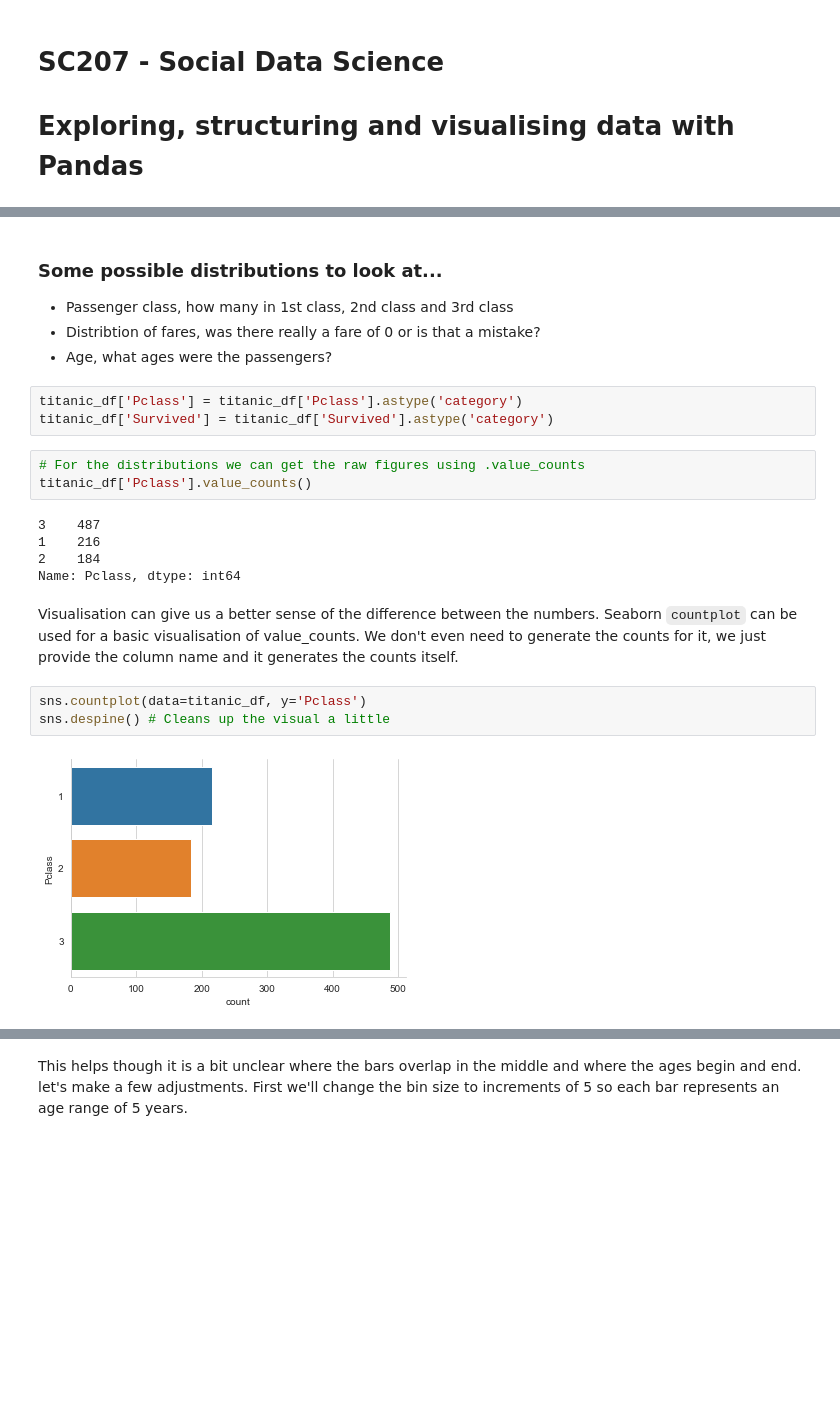
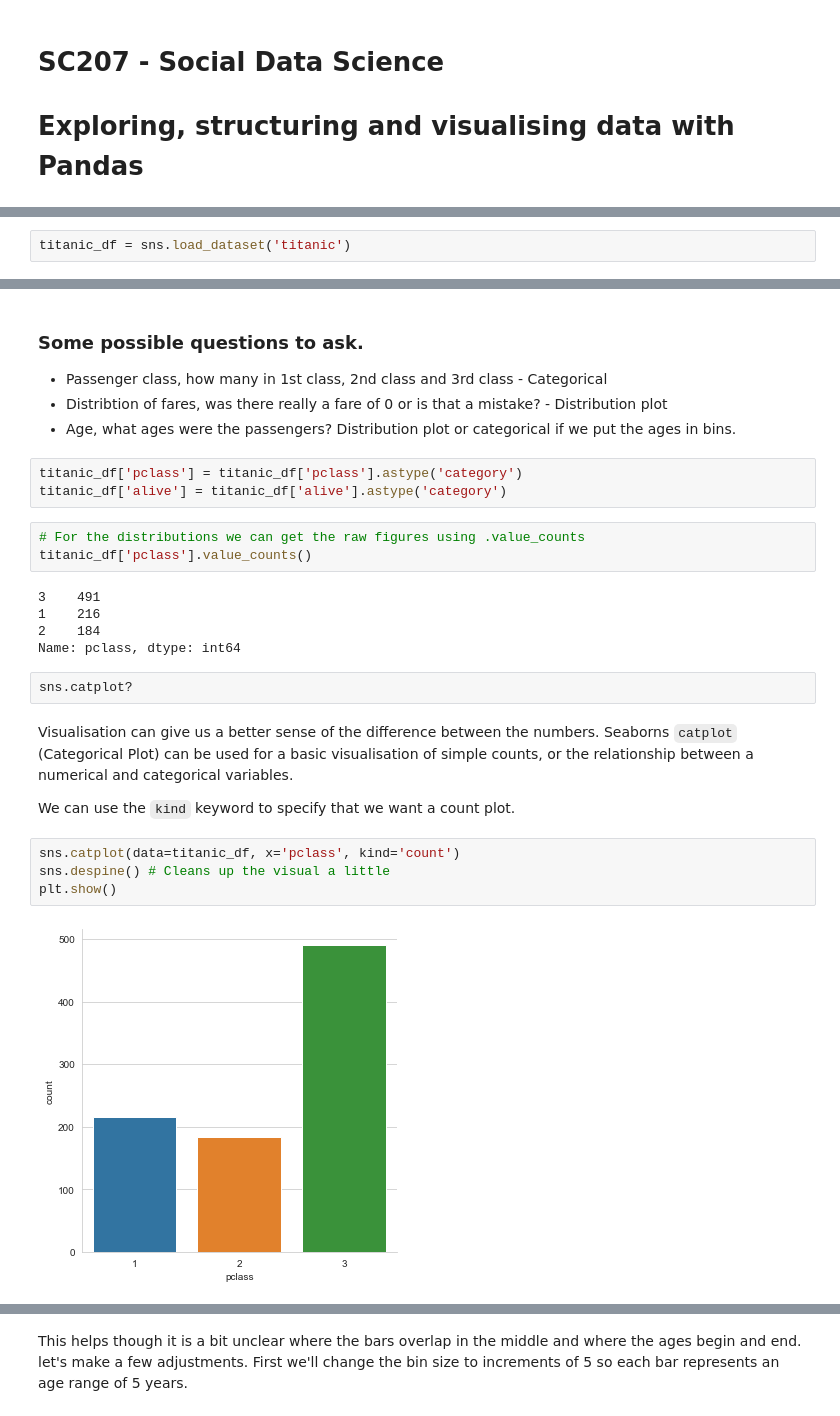
Before and after one commit to Minyall/sc207_materials, a Jupyter notebook: 4-5_pandas/5 - Data Exploration and Visualisation with Pandas-full.ipynb.ipynb, the cells around one changed output, grey strips where cells are left out. Saved outputs shown, nothing was run; the diff lists cells and outputs as text; blank space fills up the shorter version.

```diff
--- a/4-5_pandas/5 - Data Exploration and Visualisation with Pandas-full.ipynb.ipynb
+++ b/4-5_pandas/5 - Data Exploration and Visualisation with Pandas-full.ipynb.ipynb
@@ -26,3 +17,5 @@ titanic_df = pd.read_csv('titanic.csv')
+# %%
+titanic_df = sns.load_dataset('titanic')
 # %%
 # We take a look at the data as normal
 
@@ -85,24 +97,29 @@ titanic_df.describe()
 # %% [markdown]
-### Some possible distributions to look at...
+### Some possible questions to ask.
 
-- Passenger class, how many in 1st class, 2nd class and 3rd class
-- Distribtion of fares, was there really a fare of 0 or is that a mistake?
-- Age, what ages were the passengers?
+- Passenger class, how many in 1st class, 2nd class and 3rd class - Categorical
+- Distribtion of fares, was there really a fare of 0 or is that a mistake? - Distribution plot
+- Age, what ages were the passengers? Distribution plot or categorical if we put the ages in bins.
 # %%
-titanic_df['Pclass'] = titanic_df['Pclass'].astype('category')
-titanic_df['Survived'] = titanic_df['Survived'].astype('category')
+titanic_df['pclass'] = titanic_df['pclass'].astype('category')
+titanic_df['alive'] = titanic_df['alive'].astype('category')
 # %%
 # For the distributions we can get the raw figures using .value_counts
-titanic_df['Pclass'].value_counts()
+titanic_df['pclass'].value_counts()
 # %% [output]
-3    487
+3    491
 1    216
 2    184
-Name: Pclass, dtype: int64
+Name: pclass, dtype: int64
+# %%
+sns.catplot?
 # %% [markdown]
-Visualisation can give us a better sense of the difference between the numbers. Seaborn `countplot` can be used for a basic visualisation of value_counts. We don't even need to generate the counts for it, we just provide the column name and it generates the counts itself.
+Visualisation can give us a better sense of the difference between the numbers. Seaborns `catplot` (Categorical Plot) can be used for a basic visualisation of simple counts, or the relationship between a numerical and categorical variables.
+
+We can use the `kind` keyword to specify that we want a count plot.
 # %%
-sns.countplot(data=titanic_df, y='Pclass')
+sns.catplot(data=titanic_df, x='pclass', kind='count')
 sns.despine() # Cleans up the visual a little
+plt.show()
 # %% [output]
-[figure, old version]
+[figure, new version]
```
Also changed, not shown: parts of 54 cells of this notebook.
